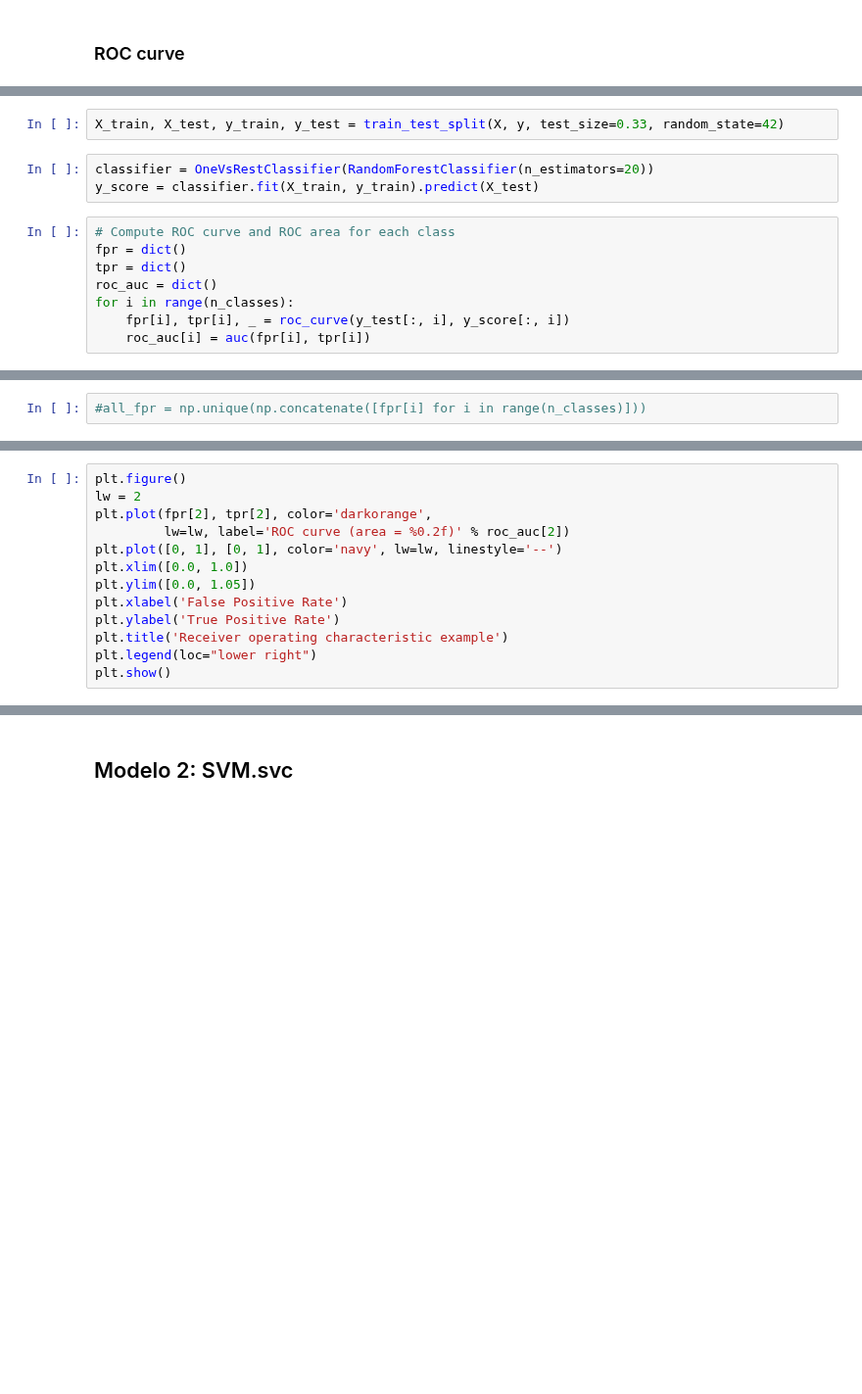
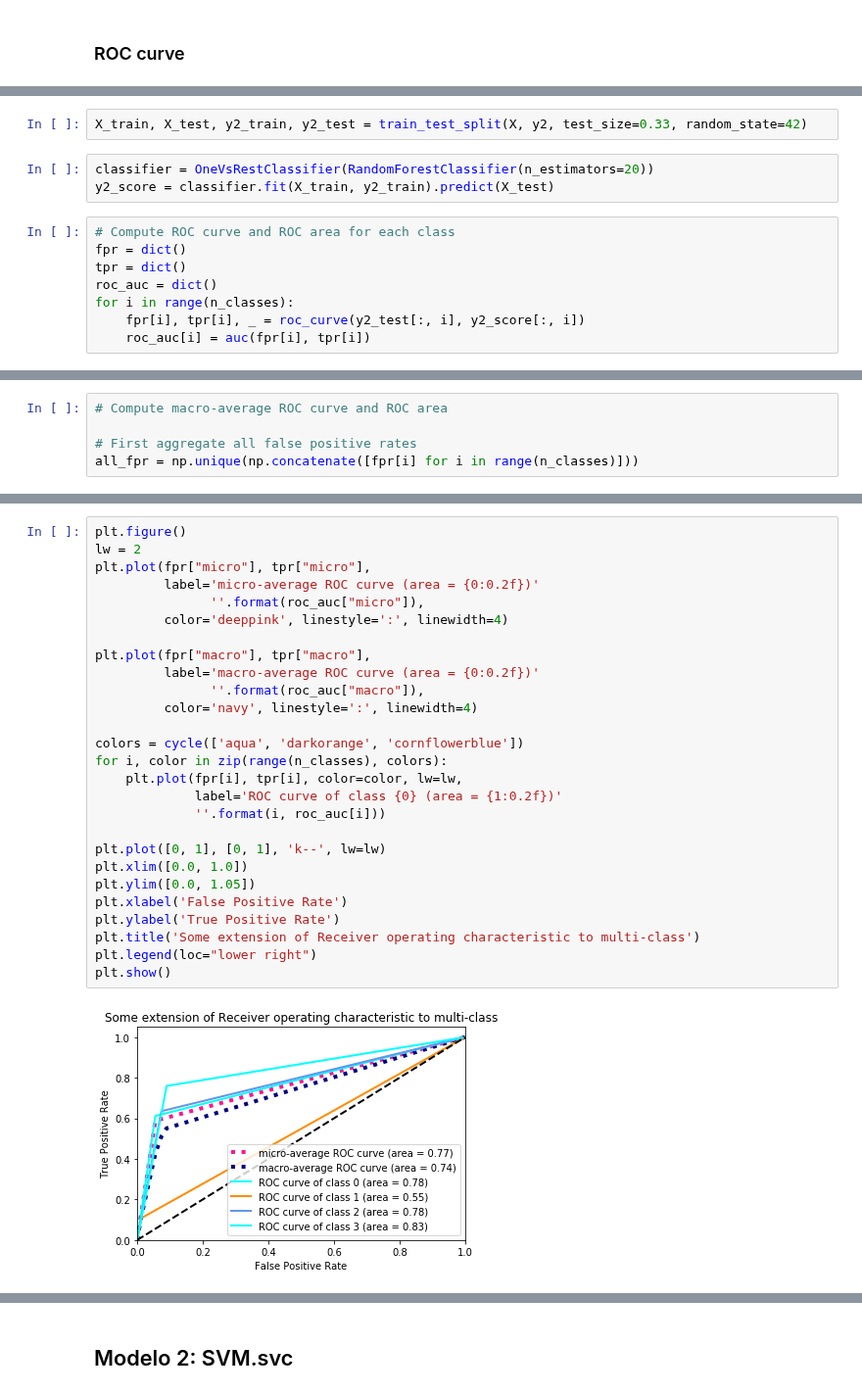
Before and after one commit to Almuglezsalcedo/datamad0119, a Jupyter notebook: module-3/supervised-learning-project/your-code/Main.ipynb, the cells around one changed output, grey strips where cells are left out. Shown at 98% size. Drawn from its saved outputs; the diff is of its cells as text; blank space fills up the shorter version.

```diff
--- a/module-3/supervised-learning-project/your-code/Main.ipynb
+++ b/module-3/supervised-learning-project/your-code/Main.ipynb
@@ -398,15 +392,15 @@ NameError: name 'label_binarize' is not defined
 # %%
-X_train, X_test, y_train, y_test = train_test_split(X, y, test_size=0.33, random_state=42)
+X_train, X_test, y2_train, y2_test = train_test_split(X, y2, test_size=0.33, random_state=42)
 # %%
 classifier = OneVsRestClassifier(RandomForestClassifier(n_estimators=20))
-y_score = classifier.fit(X_train, y_train).predict(X_test)
+y2_score = classifier.fit(X_train, y2_train).predict(X_test)
 # %%
 # Compute ROC curve and ROC area for each class
 fpr = dict()
 tpr = dict()
 roc_auc = dict()
 for i in range(n_classes):
-    fpr[i], tpr[i], _ = roc_curve(y_test[:, i], y_score[:, i])
+    fpr[i], tpr[i], _ = roc_curve(y2_test[:, i], y2_score[:, i])
     roc_auc[i] = auc(fpr[i], tpr[i])
 # %%
 # Compute micro-average ROC curve and ROC area
@@ -414,4 +408,7 @@ fpr["micro"], tpr["micro"], _ = roc_curve(y_test.ravel(), y_score.ravel())
 roc_auc["micro"] = auc(fpr["micro"], tpr["micro"])
 # %%
-#all_fpr = np.unique(np.concatenate([fpr[i] for i in range(n_classes)]))
+# Compute macro-average ROC curve and ROC area
+
+# First aggregate all false positive rates
+all_fpr = np.unique(np.concatenate([fpr[i] for i in range(n_classes)]))
 # %%
@@ -431,13 +426,29 @@ roc_auc["macro"] = auc(fpr["macro"], tpr["macro"])
 # %%
 plt.figure()
 lw = 2
-plt.plot(fpr[2], tpr[2], color='darkorange',
-         lw=lw, label='ROC curve (area = %0.2f)' % roc_auc[2])
-plt.plot([0, 1], [0, 1], color='navy', lw=lw, linestyle='--')
+plt.plot(fpr["micro"], tpr["micro"],
+         label='micro-average ROC curve (area = {0:0.2f})'
+               ''.format(roc_auc["micro"]),
+         color='deeppink', linestyle=':', linewidth=4)
+
+plt.plot(fpr["macro"], tpr["macro"],
+         label='macro-average ROC curve (area = {0:0.2f})'
+               ''.format(roc_auc["macro"]),
+         color='navy', linestyle=':', linewidth=4)
+
+colors = cycle(['aqua', 'darkorange', 'cornflowerblue'])
+for i, color in zip(range(n_classes), colors):
+    plt.plot(fpr[i], tpr[i], color=color, lw=lw,
+             label='ROC curve of class {0} (area = {1:0.2f})'
+             ''.format(i, roc_auc[i]))
+
+plt.plot([0, 1], [0, 1], 'k--', lw=lw)
 plt.xlim([0.0, 1.0])
 plt.ylim([0.0, 1.05])
 plt.xlabel('False Positive Rate')
 plt.ylabel('True Positive Rate')
-plt.title('Receiver operating characteristic example')
+plt.title('Some extension of Receiver operating characteristic to multi-class')
 plt.legend(loc="lower right")
 plt.show()
+# %% [output]
+[figure, added]
```
Also changed, not shown: parts of 46 cells of this notebook.
